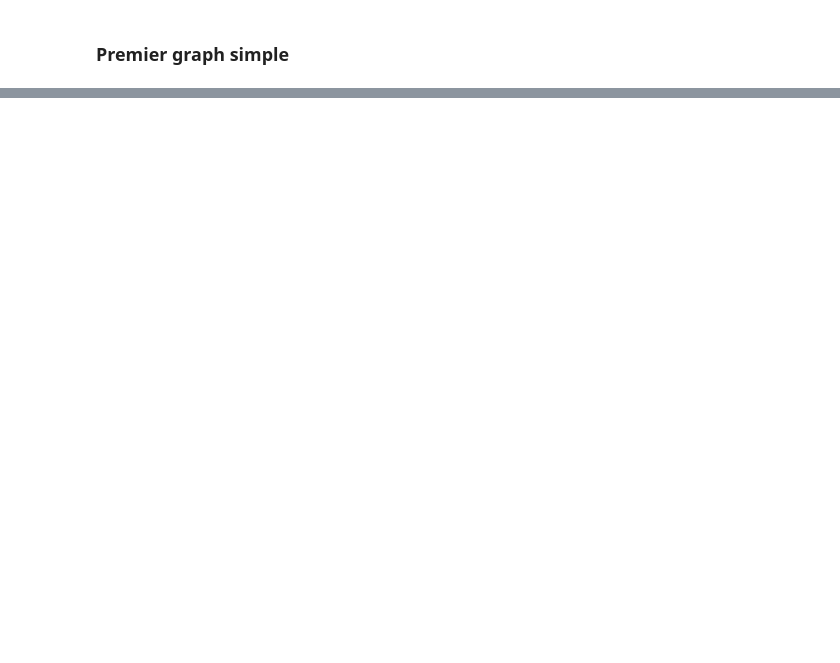
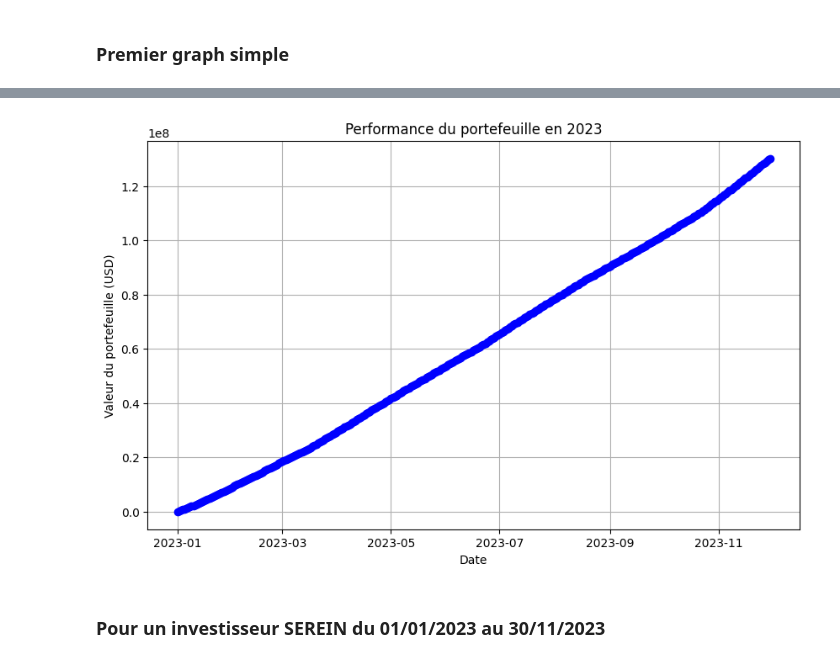
Before and after one commit to EarnFounders/GraphPerf2023, a Jupyter notebook: Graph.ipynb, the cells around one changed output, grey strips where cells are left out. Drawn from its saved outputs; the diff is of its cells as text; code cells hidden in the pictures; blank space fills up the shorter version.

```diff
--- a/Graph.ipynb
+++ b/Graph.ipynb
@@ -52,0 +114,49 @@ plt.show()
+# %%
+# Fusionner les dataframes sur la colonne 'date'
+df_merged = pd.merge(dfBTC[['date', 'courscloture']], dfETH[['date', 'courscloture']], on='date', suffixes=('_BTC', '_ETH'))
+
+# Définir les dates comme index
+df_merged['date'] = pd.to_datetime(df_merged['date'])
+df_merged.set_index('date', inplace=True)
+
+# Sélectionner les données pour l'année 2023
+df_merged = df_merged['2023-01-01':'2023-11-30']
+
+# Schéma d'investissement
+investment_scheme = {'BTC': 0.75, 'ETH': 0.25}
+
+# Montant d'investissement chaque dimanche
+investment_amount = 20
+
+# Initialiser le portefeuille avec la valeur du premier investissement
+df_merged['portfolio_value'] = 0
+df_merged.loc[df_merged.index[0], 'portfolio_value'] = 20
+
+# Liste pour stocker la valeur du portefeuille chaque semaine
+portfolio_values = [20]
+
+# Boucle pour chaque dimanche de l'année, en commençant par la deuxième semaine
+for i in range(1, len(df_merged)):
+    # Calculer la valeur du portefeuille
+    weekly_portfolio_value = portfolio_values[i-1] + \
+                             (investment_scheme['BTC'] * investment_amount * df_merged.iloc[i]['courscloture_BTC']) + \
+                             (investment_scheme['ETH'] * investment_amount * df_merged.iloc[i]['courscloture_ETH'])
+
+    # Ajouter la valeur du portefeuille à la liste
+    portfolio_values.append(weekly_portfolio_value)
+
+# Ajouter la liste des valeurs du portefeuille au dataframe
+df_merged['portfolio_value'] = portfolio_values
+
+# Tracer la performance du portefeuille au fil du temps
+plt.figure(figsize=(10, 6))
+plt.plot(df_merged.index, df_merged['portfolio_value'], marker='o', linestyle='-', color='b')
+plt.title('Performance du portefeuille en 2023')
+plt.xlabel('Date')
+plt.ylabel('Valeur du portefeuille (USD)')
+plt.grid(True)
+plt.show()
+# %% [output]
+[figure, added]
+# %% [markdown]
+### Pour un investisseur SEREIN du 01/01/2023 au 30/11/2023
```
Also changed, not shown: parts of 10 cells of this notebook, 9 other files.
